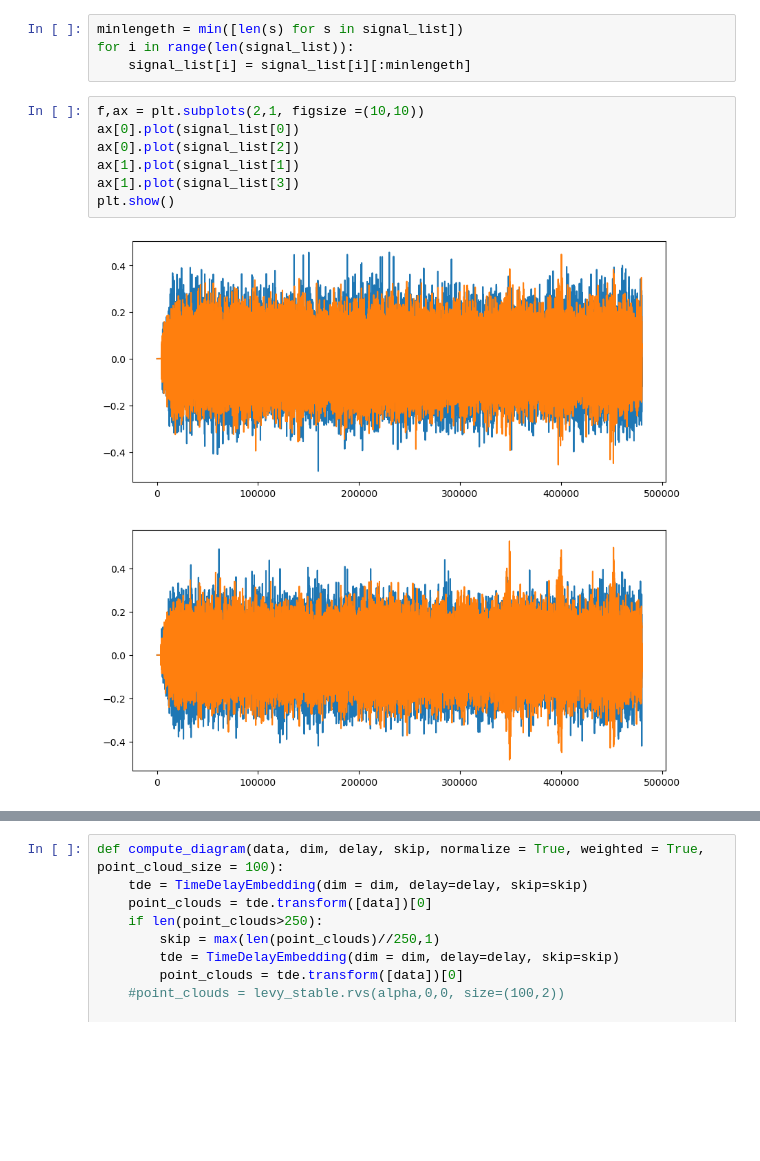
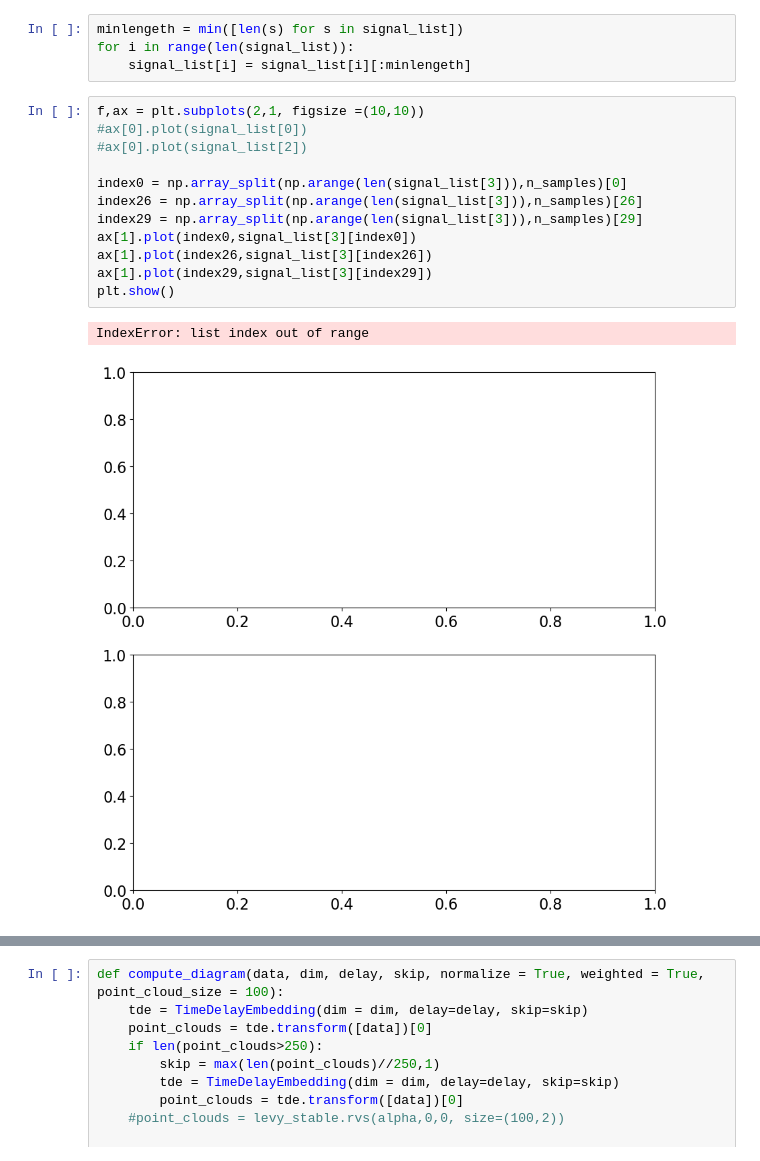
Before and after one commit to nihell/SignalProcessing, a Jupyter notebook: crusher_data.ipynb, the cells around one changed output, grey strips where cells are left out. Saved outputs shown, nothing was run; the diff lists cells and outputs as text; blank space fills up the shorter version.

```diff
--- a/crusher_data.ipynb
+++ b/crusher_data.ipynb
@@ -40,10 +42,16 @@ for i in range(len(signal_list)):
     signal_list[i] = signal_list[i][:minlengeth]
 # %%
 f,ax = plt.subplots(2,1, figsize =(10,10))
-ax[0].plot(signal_list[0])
-ax[0].plot(signal_list[2])
-ax[1].plot(signal_list[1])
-ax[1].plot(signal_list[3])
+#ax[0].plot(signal_list[0])
+#ax[0].plot(signal_list[2])
+
+index0 = np.array_split(np.arange(len(signal_list[3])),n_samples)[0]
+index26 = np.array_split(np.arange(len(signal_list[3])),n_samples)[26]
+index29 = np.array_split(np.arange(len(signal_list[3])),n_samples)[29]
+ax[1].plot(index0,signal_list[3][index0])
+ax[1].plot(index26,signal_list[3][index26])
+ax[1].plot(index29,signal_list[3][index29])
 plt.show()
 # %% [output]
+IndexError: list index out of range
-[figure, old version]
+[figure, new version]
```
Also changed, not shown: parts of 17 cells of this notebook, 2 other files.
